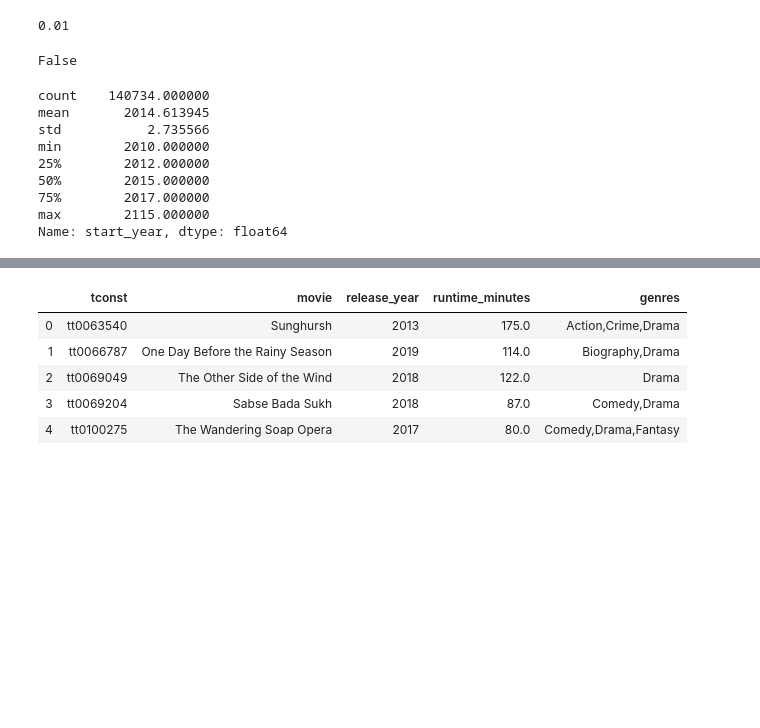
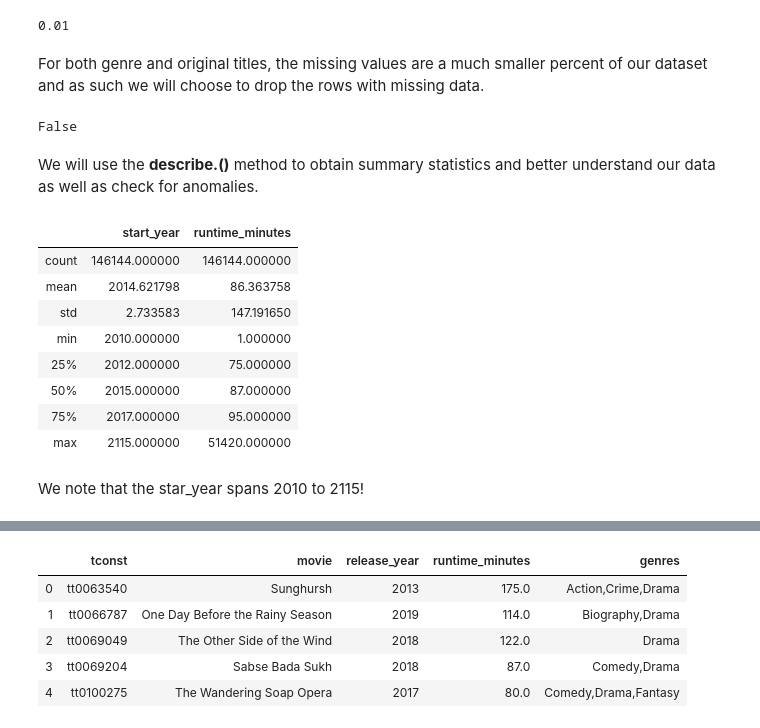
Before and after one commit to nadinezab/making-movies, a Jupyter notebook: Making Movies.ipynb, the cells around one changed output, grey strips where cells are left out. Drawn from its saved outputs; the diff is of its cells as text; code cells hidden in the pictures; blank space fills up the shorter version.

```diff
--- a/Making Movies.ipynb
+++ b/Making Movies.ipynb
@@ -412,6 +435,8 @@ imdb['runtime_minutes'] = imdb['runtime_minutes'].fillna(imdb['runtime_minutes']
 (imdb['original_title'].isna().sum()/len(imdb)*100).round(2)
 # %% [output]
 0.01
+# %% [markdown]
+For both genre and original titles, the missing values are a much smaller percent of our dataset and as such we will choose to drop the rows with missing data.
 # %%
 # Drop rows that contain null values
 imdb = imdb.dropna()
@@ -420,19 +445,23 @@ imdb = imdb.dropna()
 imdb.duplicated().any()
 # %% [output]
 False
+# %% [markdown]
+We will use the <b>describe.()</b> method to obtain summary statistics and better understand our data as well as check for anomalies.
 # %%
-# Explore release_year
-imdb['start_year'].describe()
+# Get summary statistics
+imdb.describe()
 # %% [output]
-count    140734.000000
-mean       2014.613945
-std           2.735566
-min        2010.000000
-25%        2012.000000
-50%        2015.000000
-75%        2017.000000
-max        2115.000000
-Name: start_year, dtype: float64
+|  | start_year | runtime_minutes |
+| count | 146144.000000 | 146144.000000 |
+| mean | 2014.621798 | 86.363758 |
+| std | 2.733583 | 147.191650 |
+| min | 2010.000000 | 1.000000 |
+| 25% | 2012.000000 | 75.000000 |
+| 50% | 2015.000000 | 87.000000 |
+| 75% | 2017.000000 | 95.000000 |
+| max | 2115.000000 | 51420.000000 |
+# %% [markdown]
+We note that the star_year spans 2010 to 2115!
 # %%
 futuremovies = imdb[imdb['start_year'] >= 2020]
 futuremovies
```
Also changed, not shown: parts of 35 cells of this notebook.
